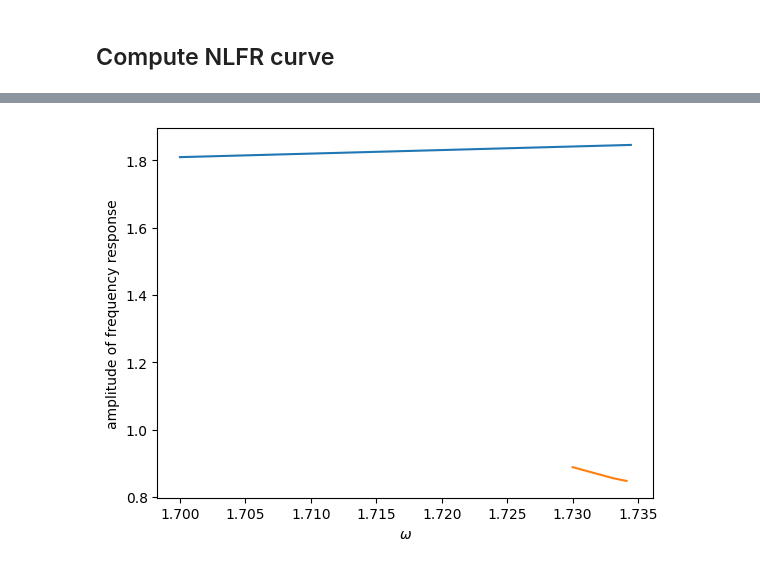
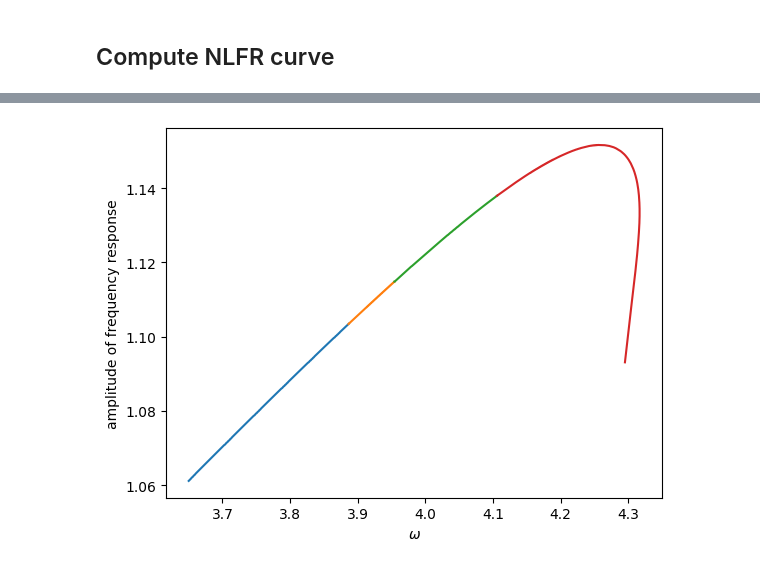
Before and after one commit to schilln/harmonic_balance_python, a Jupyter notebook: experiment/duffing_plc.ipynb, the cells around one changed output, grey strips where cells are left out. Drawn from its saved outputs; the diff is of its cells as text; code cells hidden in the pictures.

```diff
--- a/experiment/duffing_plc.ipynb
+++ b/experiment/duffing_plc.ipynb
@@ -81,12 +81,13 @@ b_ext = freq.get_b_ext(NH, n, ks, dofs, is_cosines, coefficients)
 # %% [markdown]
 ## Compute NLFR curve
 # %%
-omega_i0 = 1.7
+omega_i0 = 3.65
 
-num_points = 100
-s = 0.05
+num_points = 300
+s = 0.025
 tol = 1e-4
-max_iter = 100
+max_iter = 60
+pred_tol = 1e-1
 
 ys0, rel_errors0, convergeds0, iters0 = plc.compute_nlfr_curve(
     num_points,
@@ -104,11 +105,14 @@ ys0, rel_errors0, convergeds0, iters0 = plc.compute_nlfr_curve(
     K,
     tol,
     max_iter,
+    optimal_num_steps=5,
+    pred_tol=pred_tol,
+    min_step_size=1e-4,
 )
 # %%
-omega_i0 = 1.73
+omega_i0 = None
 
-num_points = 30
+num_points = 100
 
 ys1, rel_errors1, convergeds1, iters1 = plc.compute_nlfr_curve(
     num_points,
@@ -126,4 +130,5 @@ ys1, rel_errors1, convergeds1, iters1 = plc.compute_nlfr_curve(
     K,
     tol,
     max_iter,
+    initial_values=ys0[-2:],
 )
@@ -132,21 +199,40 @@ iteration 024 didn't converge
 # %%
 is_inf = np.any(np.isinf(ys0), axis=1) | (ys0[:, -1] > 1e2)
 amplitudes0 = np.linalg.norm(ys0[~is_inf][:, :-1], axis=1)
 omegas0 = ys0[~is_inf][:, -1].real
 
-amplitudes1 = np.linalg.norm(ys1[:, :-1], axis=1)
-omegas1 = ys1[:, -1].real
+if "ys1" in locals():
+    amplitudes1 = np.linalg.norm(ys1[:, :-1], axis=1)
+    omegas1 = ys1[:, -1].real
+
+if "ys2" in locals():
+    amplitudes2 = np.linalg.norm(ys2[:, :-1], axis=1)
+    omegas2 = ys2[:, -1].real
+
+if "ys3" in locals():
+    amplitudes3 = np.linalg.norm(ys3[:, :-1], axis=1)
+    omegas3 = ys3[:, -1].real
 
 fig, ax = plt.subplots(1, 1)
 
-ax.plot(omegas0, amplitudes0)
+s_ = np.s_[:]
+ax.plot(omegas0[s_], amplitudes0[s_])
 
-s_ = np.s_[:13]
-ax.plot(omegas1[s_], amplitudes1[s_])
+if "ys1" in locals():
+    s_ = np.s_[:]
+    ax.plot(omegas1[s_], amplitudes1[s_])
+
+if "ys2" in locals():
+    s_ = np.s_[:]
+    ax.plot(omegas2[s_], amplitudes2[s_])
+
+if "ys3" in locals():
+    s_ = np.s_[:553]
+    ax.plot(omegas3[s_], amplitudes3[s_])
 
 ax.set_xlabel("$\omega$")
 ax.set_ylabel("amplitude of frequency response")
 
 plt.show()
 # %% [output]
-[figure, old version]
+[figure, new version]
```
Also changed, not shown: parts of 5 cells of this notebook.
